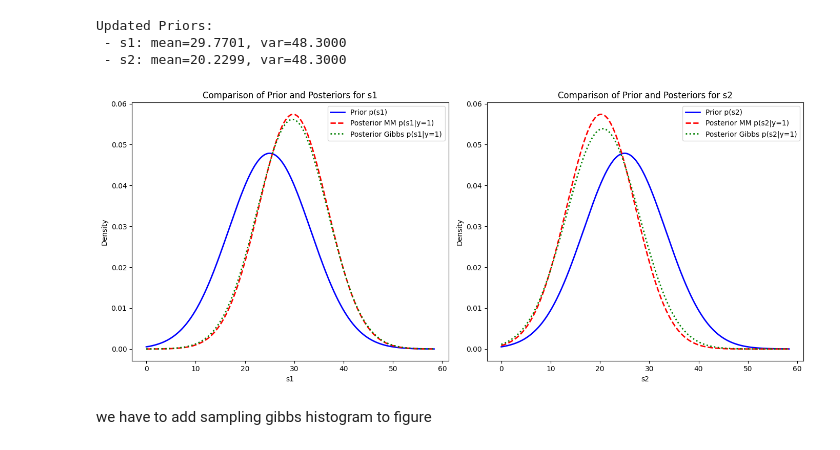
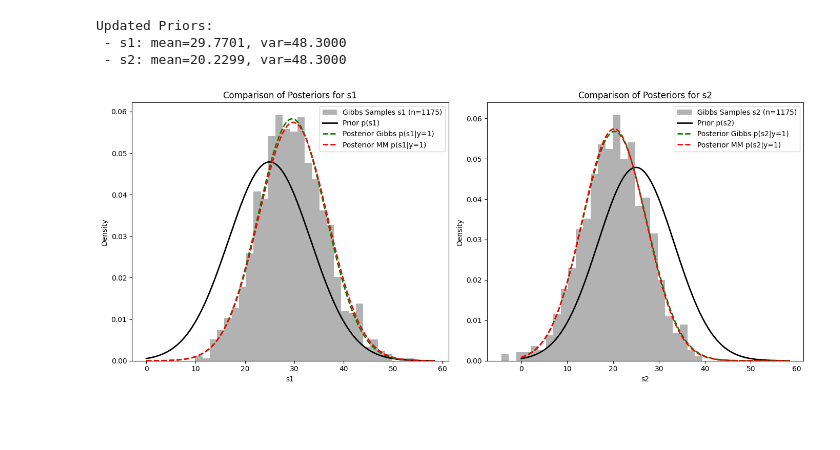
Before and after one commit to moniba-ravan/ranking-system, a Jupyter notebook: Q8_Gibbs_and_MM.ipynb, the cells around one changed output. Drawn from its saved outputs; the diff is of its cells as text; code cells hidden in the pictures; blank space fills up the shorter version.

Commit message:
combined gibbs and MM - added plot with histogram

```diff
--- a/Q8_only_MM.ipynb
+++ b/Q8_Gibbs_and_MM.ipynb
@@ -16,0 +22,5 @@ sigma_t = 25/6
+# %%
+# Helper function to sample from a truncated normal distribution
+def truncated_normal(mean, std, lower, upper):
+    a, b = (lower - mean) / std, (upper - mean) / std
+    return truncnorm.rvs(a, b, loc=mean, scale=std)
@@ -16,0 +77,5 @@ sigma_t = 25/6
+# %%
+s_1_filtered = s_1_samples[burn_in:]
+s_2_filtered = s_2_samples[burn_in:]
+
+skills_filtered = np.column_stack((s_1_filtered, s_2_filtered))
@@ -17,3 +101,7 @@ sigma_t = 25/6
+# %%
+# Gibbs Sampling posterior parameters
+mu_1_post_gibbs, sigma_1_post_gibbs = gaussian_dist.mean[0], np.sqrt(gaussian_dist.cov[0][0])
+mu_2_post_gibbs, sigma_2_post_gibbs = gaussian_dist.mean[1], np.sqrt(gaussian_dist.cov[1][1])
 # %% [markdown]
 # Moment Matching
 # %%
@@ -106,51 +194,54 @@ Updated Priors:
  - s1: mean=29.7701, var=48.3000
  - s2: mean=20.2299, var=48.3000
 # %%
-# DMoment Matching posterior parameters
+# Moment Matching posterior parameters
 mu_1_post_mm, sigma_1_post_mm = mean_p_s1, np.sqrt(var_p_s1)
 mu_2_post_mm, sigma_2_post_mm = mean_p_s2, np.sqrt(var_p_s2)
-
-# Gibbs Sampling posterior parameters
-mu_1_post_gibbs, sigma_1_post_gibbs = 29.62406435, np.sqrt(50.46528493)
-mu_2_post_gibbs, sigma_2_post_gibbs = 20.58850616, np.sqrt(54.83086857)
 # %%
 # Define x-axis range for s1 and s2 (non-negative starting at 0)
 x_s1 = np.linspace(0, mu_1 + 4*sigma_1, 1000)
 x_s2 = np.linspace(0, mu_2 + 4*sigma_2, 1000)
 
 # Compute PDFs for priors and posteriors
 prior_s1 = norm.pdf(x_s1, mu_1, sigma_1)
 posterior_s1_mm = norm.pdf(x_s1, mu_1_post_mm, sigma_1_post_mm)
 posterior_s1_gibbs = norm.pdf(x_s1, mu_1_post_gibbs, sigma_1_post_gibbs)
 
 prior_s2 = norm.pdf(x_s2, mu_2, sigma_2)
 posterior_s2_mm = norm.pdf(x_s2, mu_2_post_mm, sigma_2_post_mm)
 posterior_s2_gibbs = norm.pdf(x_s2, mu_2_post_gibbs, sigma_2_post_gibbs)
 
+num_samples = len(s_1_filtered)
+
+# Anzahl der Samples nach dem Burn-in
+num_samples = len(s_1_filtered)
+
+# Plot histograms of the samples and Gaussian approximations for both s1 and s2
+plt.figure(figsize=(14, 6))
+
 # Plot for s1
-plt.figure(figsize=(14, 6))
 plt.subplot(1, 2, 1)
-plt.plot(x_s1, prior_s1, label="Prior p(s1)", color='blue', lw=2)
+plt.hist(s_1_filtered, bins=30, density=True, alpha=0.6, color='gray', label=f"Gibbs Samples s1 (n={num_samples})")
+plt.plot(x_s1, prior_s1, label="Prior p(s1)", color='black', lw=2)
+plt.plot(x_s1, posterior_s1_gibbs, label="Posterior Gibbs p(s1|y=1)", color='green', lw=2, linestyle='dashed')
 plt.plot(x_s1, posterior_s1_mm, label="Posterior MM p(s1|y=1)", color='red', lw=2, linestyle='dashed')
-plt.plot(x_s1, posterior_s1_gibbs, label="Posterior Gibbs p(s1|y=1)", color='green', lw=2, linestyle='dotted')
-plt.title("Comparison of Prior and Posteriors for s1")
+plt.title("Comparison of Posteriors for s1")
 plt.xlabel("s1")
 plt.ylabel("Density")
 plt.legend()
 
 # Plot for s2
 plt.subplot(1, 2, 2)
-plt.plot(x_s2, prior_s2, label="Prior p(s2)", color='blue', lw=2)
+plt.hist(s_2_filtered, bins=30, density=True, alpha=0.6, color='gray', label=f"Gibbs Samples s2 (n={num_samples})")
+plt.plot(x_s2, prior_s2, label="Prior p(s2)", color='black', lw=2)
+plt.plot(x_s2, posterior_s2_gibbs, label="Posterior Gibbs p(s2|y=1)", color='green', lw=2, linestyle='dashed')
 plt.plot(x_s2, posterior_s2_mm, label="Posterior MM p(s2|y=1)", color='red', lw=2, linestyle='dashed')
-plt.plot(x_s2, posterior_s2_gibbs, label="Posterior Gibbs p(s2|y=1)", color='green', lw=2, linestyle='dotted')
-plt.title("Comparison of Prior and Posteriors for s2")
+plt.title("Comparison of Posteriors for s2")
 plt.xlabel("s2")
 plt.ylabel("Density")
 plt.legend()
 
 plt.tight_layout()
 plt.show()
 # %% [output]
-[figure, old version]
+[figure, new version]
-# %% [markdown]
-we have to add sampling gibbs histogram to figure
```
Also changed, not shown: parts of 6 cells of this notebook.
